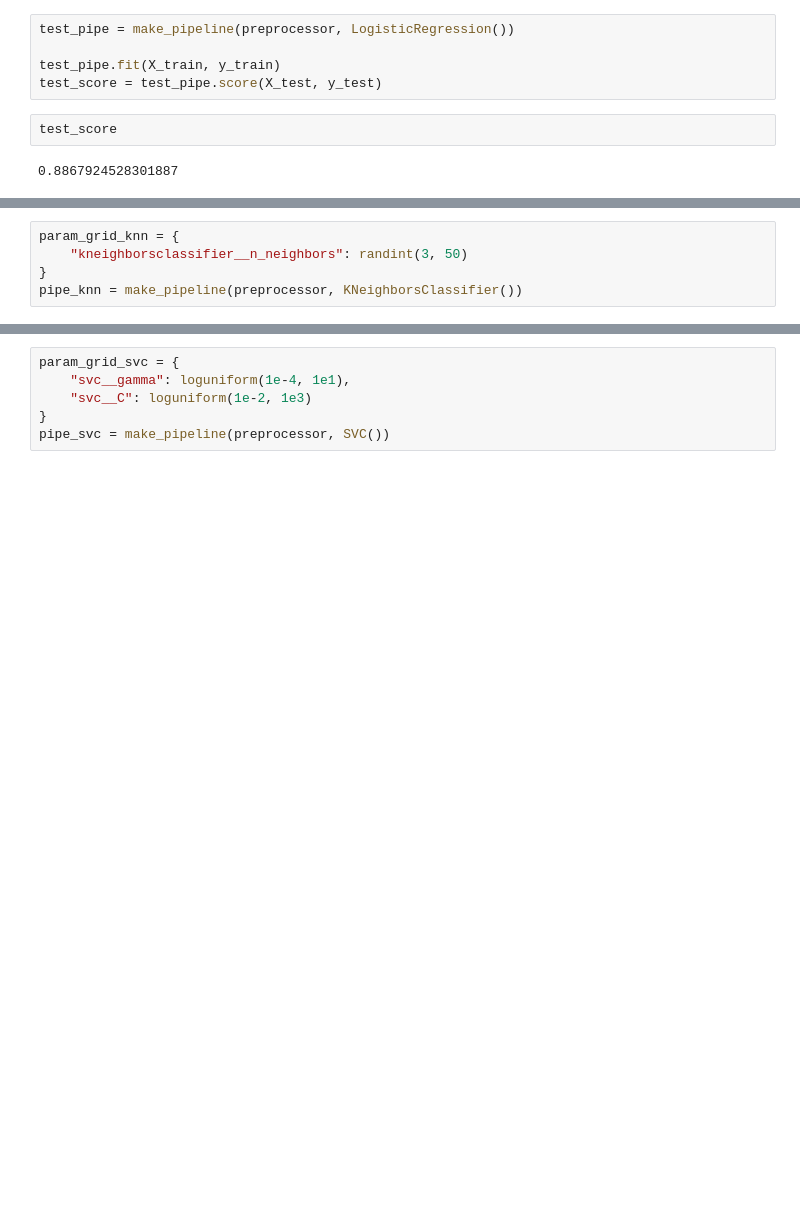
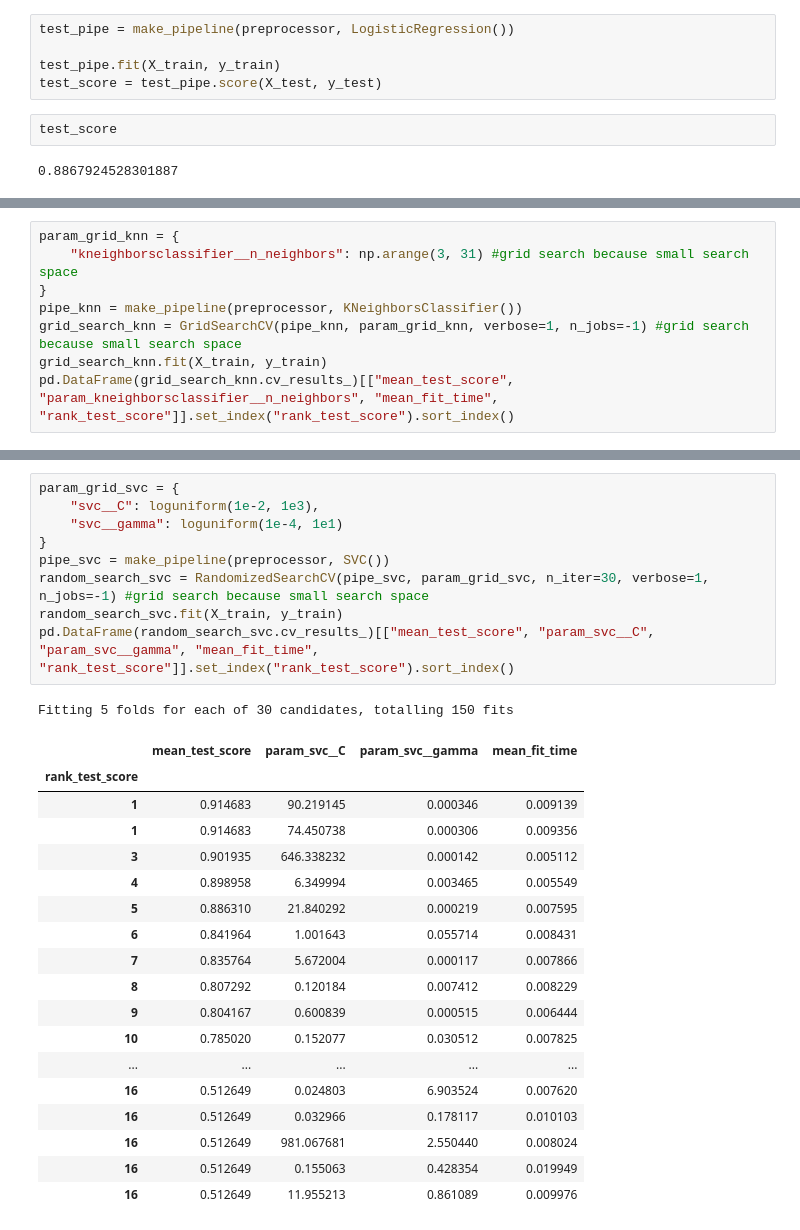
Before and after one commit to ricd99/nhl-test-2, a Jupyter notebook: eda.ipynb, the cells around one changed output, grey strips where cells are left out. Cells and saved outputs as stored; diff of their text form; blank space fills up the shorter version.

```diff
--- a/eda.ipynb
+++ b/eda.ipynb
@@ -330,5 +330,8 @@ Fitting 5 folds for each of 28 candidates, totalling 140 fits
 # %%
 param_grid_knn = {
-    "kneighborsclassifier__n_neighbors": randint(3, 50)
+    "kneighborsclassifier__n_neighbors": np.arange(3, 31) #grid search because small search space
 }
 pipe_knn = make_pipeline(preprocessor, KNeighborsClassifier())
+grid_search_knn = GridSearchCV(pipe_knn, param_grid_knn, verbose=1, n_jobs=-1) #grid search because small search space
+grid_search_knn.fit(X_train, y_train)
+pd.DataFrame(grid_search_knn.cv_results_)[["mean_test_score", "param_kneighborsclassifier__n_neighbors", "mean_fit_time", "rank_test_score"]].set_index("rank_test_score").sort_index()
@@ -335,9 +358,32 @@ pipe_knn = make_pipeline(preprocessor, KNeighborsClassifier())
 # %%
 param_grid_svc = {
-    "svc__gamma": loguniform(1e-4, 1e1),
-    "svc__C": loguniform(1e-2, 1e3)
+    "svc__C": loguniform(1e-2, 1e3),
+    "svc__gamma": loguniform(1e-4, 1e1)
 }
 pipe_svc = make_pipeline(preprocessor, SVC())
+random_search_svc = RandomizedSearchCV(pipe_svc, param_grid_svc, n_iter=30, verbose=1, n_jobs=-1) #grid search because small search space
+random_search_svc.fit(X_train, y_train)
+pd.DataFrame(random_search_svc.cv_results_)[["mean_test_score", "param_svc__C", "param_svc__gamma", "mean_fit_time", "rank_test_score"]].set_index("rank_test_score").sort_index()
+# %% [output]
+Fitting 5 folds for each of 30 candidates, totalling 150 fits
+|  | mean_test_score | param_svc__C | param_svc__gamma | mean_fit_time |
+| rank_test_score |  |  |  |  |
+| 1 | 0.914683 | 90.219145 | 0.000346 | 0.009139 |
+| 1 | 0.914683 | 74.450738 | 0.000306 | 0.009356 |
+| 3 | 0.901935 | 646.338232 | 0.000142 | 0.005112 |
+| 4 | 0.898958 | 6.349994 | 0.003465 | 0.005549 |
+| 5 | 0.886310 | 21.840292 | 0.000219 | 0.007595 |
+| 6 | 0.841964 | 1.001643 | 0.055714 | 0.008431 |
+| 7 | 0.835764 | 5.672004 | 0.000117 | 0.007866 |
+| 8 | 0.807292 | 0.120184 | 0.007412 | 0.008229 |
+| 9 | 0.804167 | 0.600839 | 0.000515 | 0.006444 |
+| 10 | 0.785020 | 0.152077 | 0.030512 | 0.007825 |
+| ... | ... | ... | ... | ... |
+| 16 | 0.512649 | 0.024803 | 6.903524 | 0.007620 |
+| 16 | 0.512649 | 0.032966 | 0.178117 | 0.010103 |
+| 16 | 0.512649 | 981.067681 | 2.550440 | 0.008024 |
+| 16 | 0.512649 | 0.155063 | 0.428354 | 0.019949 |
+| 16 | 0.512649 | 11.955213 | 0.861089 | 0.009976 |
 # %%
 param_grid_lr = {
     "logisiticregression__C": loguniform(1e-3, 1e3)
```
Also changed, not shown: parts of 3 cells of this notebook.
